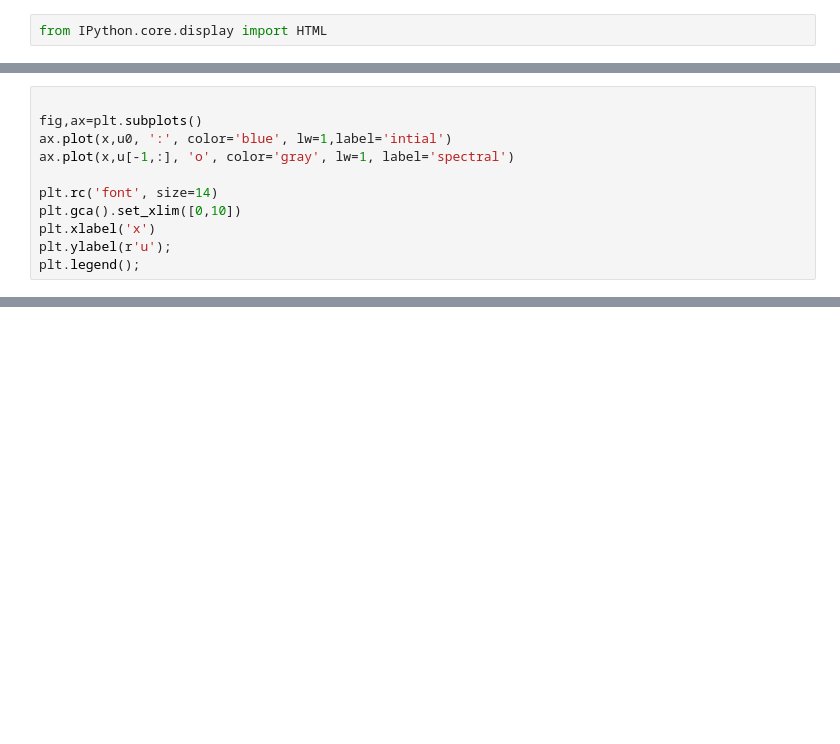
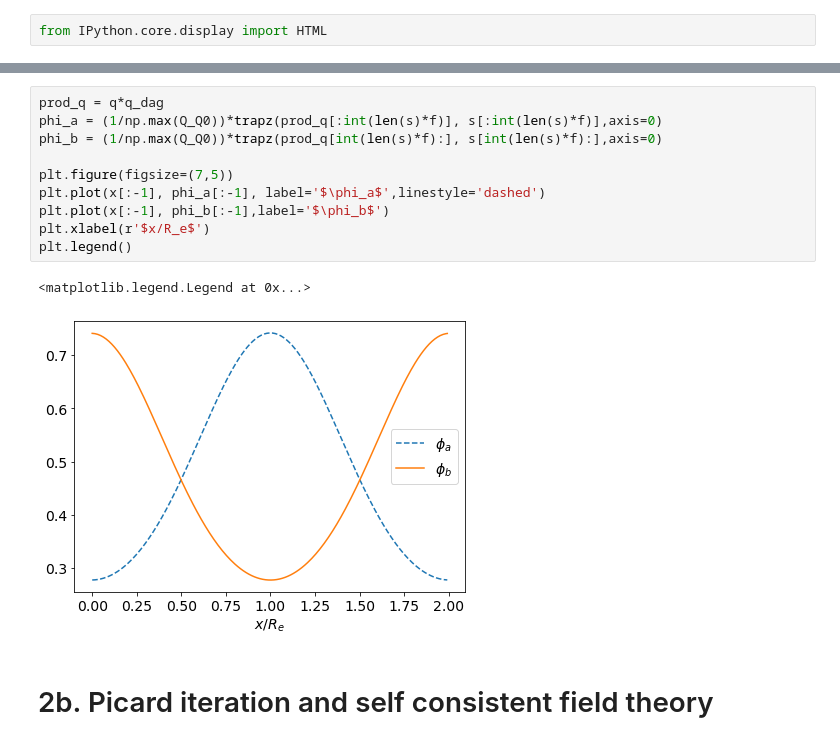
Before and after one commit to Ssalazar12/Physics, a Jupyter notebook: Self-Consistent Field Theory/Project 2 .ipynb, the cells around one changed output, grey strips where cells are left out. Saved outputs shown, nothing was run; the diff lists cells and outputs as text; blank space fills up the shorter version.

```diff
--- a/Self-Consistent Field Theory/Project 2 .ipynb
+++ b/Self-Consistent Field Theory/Project 2 .ipynb
@@ -50,11 +25,0 @@ x,u,u0 = spectral(32, 10, 10, rhsf, (0.1,10))
-# %%
-
-fig,ax=plt.subplots()
-ax.plot(x,u0, ':', color='blue', lw=1,label='intial')
-ax.plot(x,u[-1,:], 'o', color='gray', lw=1, label='spectral')
-
-plt.rc('font', size=14)
-plt.gca().set_xlim([0,10])
-plt.xlabel('x')
-plt.ylabel(r'u');
-plt.legend();
@@ -62,0 +102,15 @@ plt.legend();
+# %%
+prod_q = q*q_dag
+phi_a = (1/np.max(Q_Q0))*trapz(prod_q[:int(len(s)*f)], s[:int(len(s)*f)],axis=0)
+phi_b = (1/np.max(Q_Q0))*trapz(prod_q[int(len(s)*f):], s[int(len(s)*f):],axis=0)
+
+plt.figure(figsize=(7,5))
+plt.plot(x[:-1], phi_a[:-1], label='$\phi_a$',linestyle='dashed')
+plt.plot(x[:-1], phi_b[:-1],label='$\phi_b$')
+plt.xlabel(r'$x/R_e$')
+plt.legend()
+# %% [output]
+<matplotlib.legend.Legend at 0x...>
+[figure, added]
+# %% [markdown]
+# 2b. Picard iteration and self consistent field theory
```
Also changed, not shown: parts of 21 cells of this notebook.
